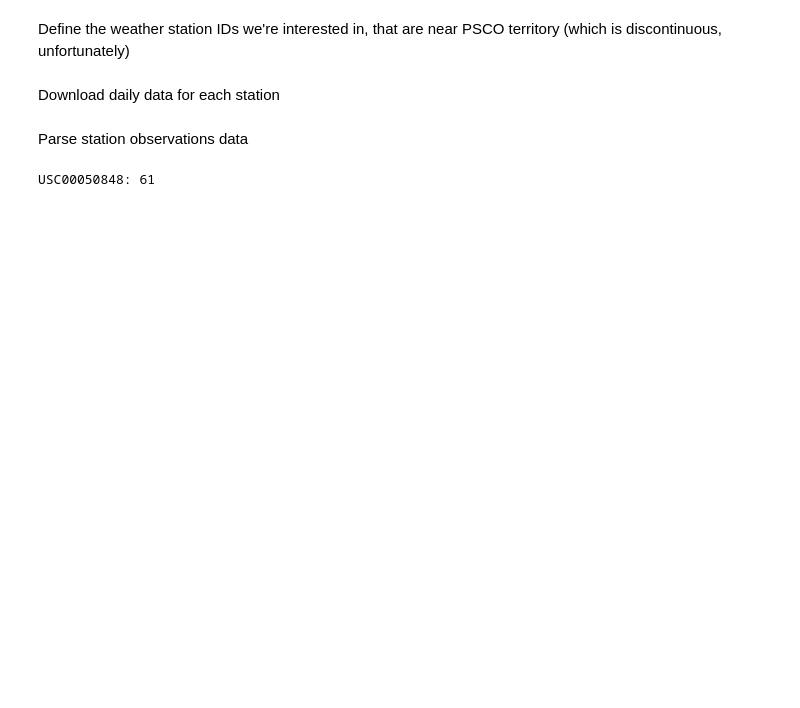
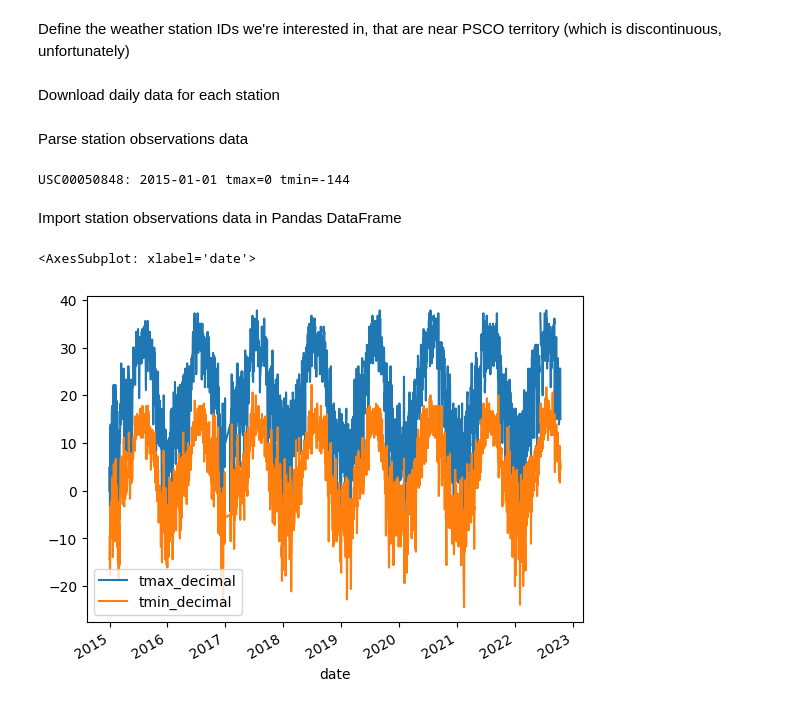
Before and after one commit to breischl/e-predict, a Jupyter notebook: explore_temp_data.ipynb, the cells around one changed output. Drawn from its saved outputs; the diff is of its cells as text; code cells hidden in the pictures; blank space fills up the shorter version.

Commit message:
Exploring data a bit and learning some Jupyter and pandas

```diff
--- a/explore_temp_data.ipynb
+++ b/explore_temp_data.ipynb
@@ -32,6 +32,32 @@ from ghcnd.station_observations import read_from_dly_file
 
 station_data_dir = "./ghcnd/station_data"
 station_data = [read_from_dly_file(os.path.join(station_data_dir, f)) for f in os.listdir(station_data_dir)]
-print(f"{station_data[0].station_id}: {station_data[0].observations[0].temp_max}")
+
+first_station = station_data[0]
+first_station_obs = first_station.observations[0]
+print(f"{first_station.station_id}: {first_station_obs.date} tmax={first_station_obs.tmax} tmin={first_station_obs.tmin}")
 # %% [output]
-USC00050848: 61
+USC00050848: 2015-01-01 tmax=0 tmin=-144
+# %% [markdown]
+Import station observations data in Pandas DataFrame
+# %%
+import pandas as pd
+import matplotlib as plt
+from datetime import date
+
+obs = station_data[0].observations
+
+df = pd.DataFrame(obs)
+df["date"] = pd.to_datetime(df["date"])
+df = df.assign(day_of_year=lambda x: x["date"].dt.day_of_year)
+
+df.set_index("date", inplace=True)
+
+df = df.assign(
+    tmax_decimal=lambda x: x["tmax"] / 10.0,
+    tmin_decimal=lambda x: x["tmin"] / 10.0)
+
+df.plot(y=["tmax_decimal", "tmin_decimal"])
+# %% [output]
+<AxesSubplot: xlabel='date'>
+[figure, added]
```
Also changed, not shown: 2 other files.
